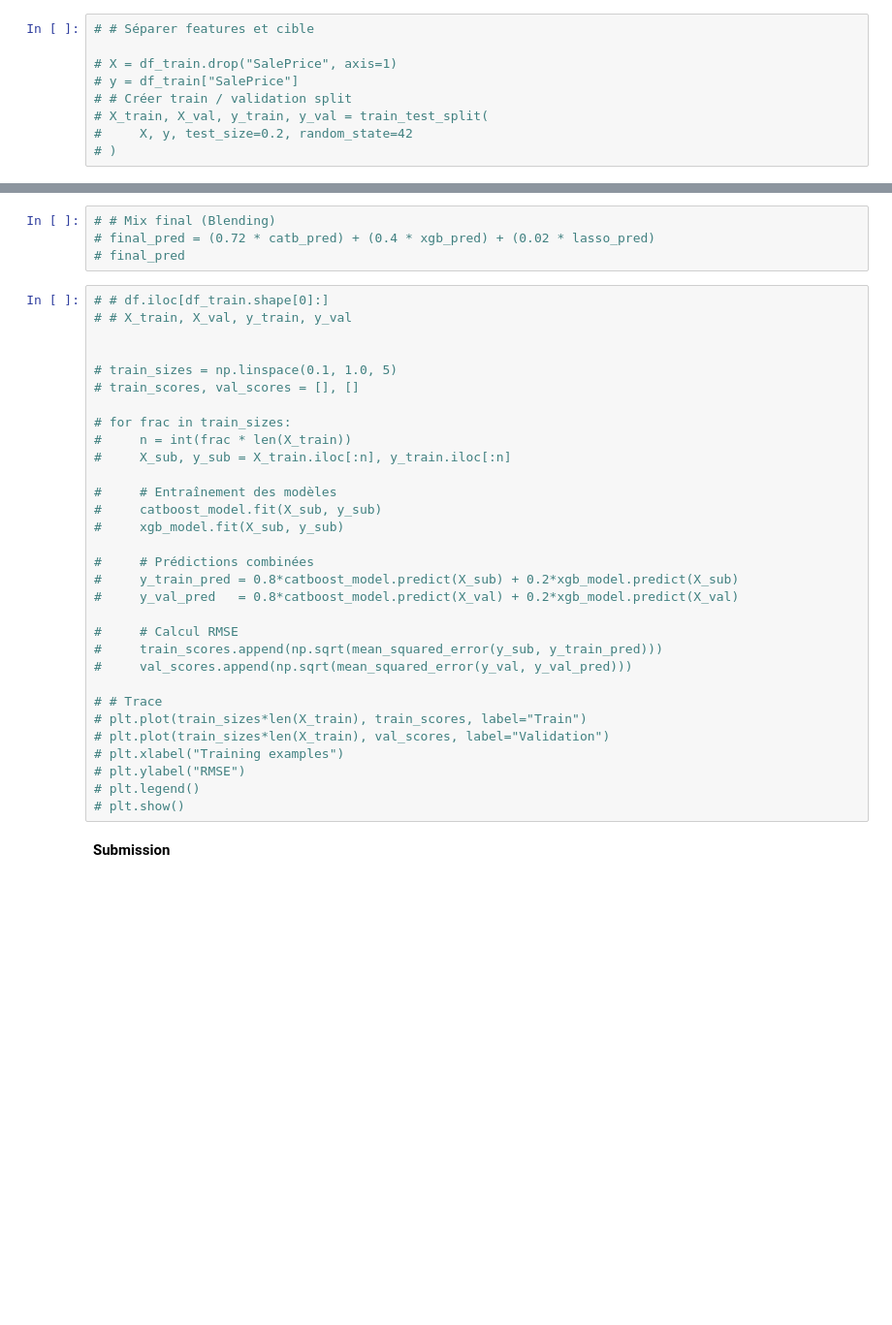
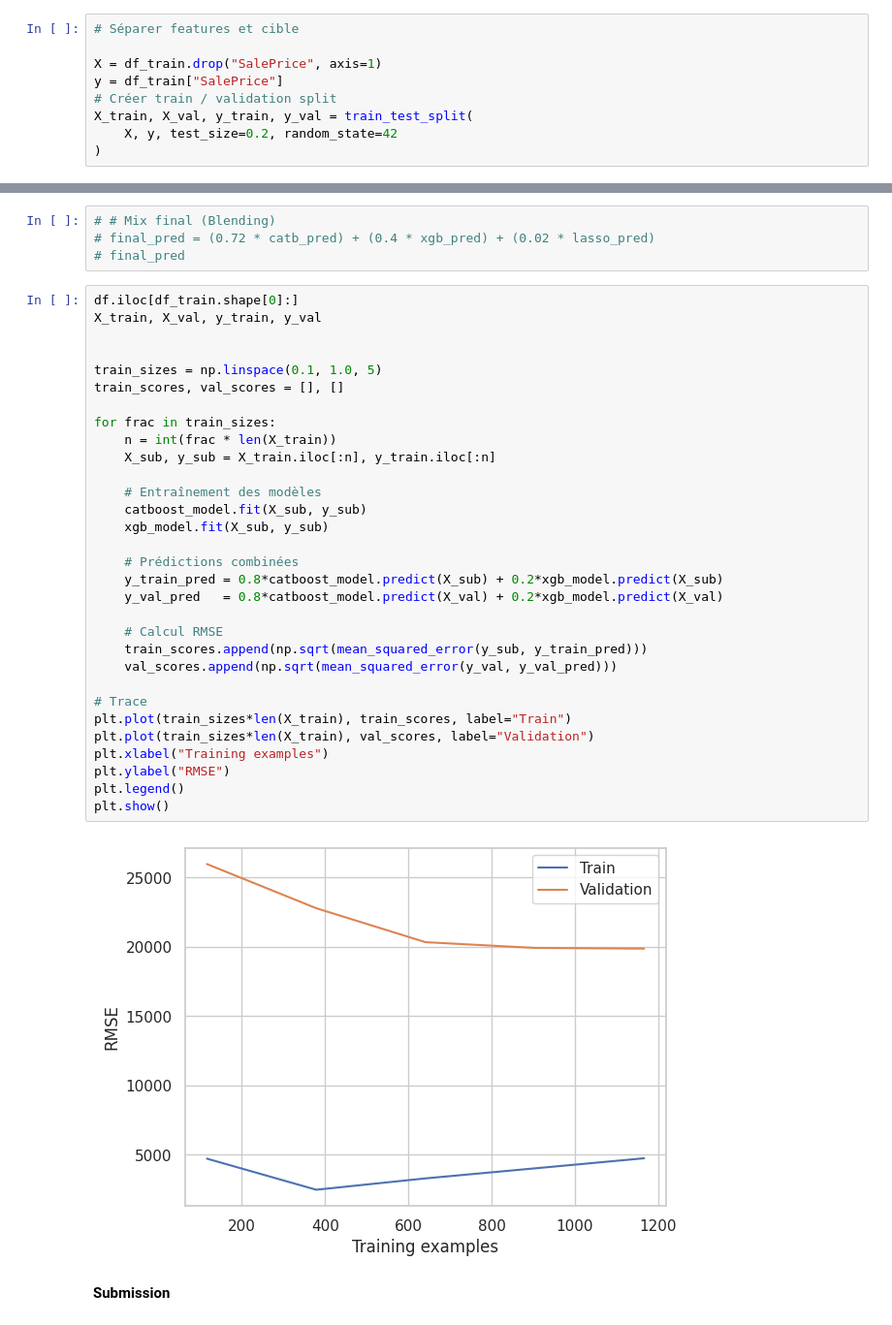
Before and after one commit to mhsylla/kaggle_house_compet, a Jupyter notebook: index4.ipynb, the cells around one changed output, grey strips where cells are left out. Shown at 97% size. Cells and saved outputs as stored; diff of their text form; blank space fills up the shorter version.

```diff
--- a/index4.ipynb
+++ b/index4.ipynb
@@ -486,14 +486,14 @@ df_test
 | 2916 | 2919 | 4.110874 | 74.0 | 9.172431 | 4 | 4 | 4 | 2 | 7 | ... |
 1459 rows × 194 columns
 # %%
-# # Séparer features et cible
+# Séparer features et cible
 
-# X = df_train.drop("SalePrice", axis=1)
-# y = df_train["SalePrice"]
-# # Créer train / validation split
-# X_train, X_val, y_train, y_val = train_test_split(
-#     X, y, test_size=0.2, random_state=42
-# )
+X = df_train.drop("SalePrice", axis=1)
+y = df_train["SalePrice"]
+# Créer train / validation split
+X_train, X_val, y_train, y_val = train_test_split(
+    X, y, test_size=0.2, random_state=42
+)
 # %% [markdown]
 **Target Feature Encoding**
 # %%
@@ -784,36 +782,38 @@ array([115537.83492341, 165315.03774743, 185425.42568849, ...,
 # final_pred = (0.72 * catb_pred) + (0.4 * xgb_pred) + (0.02 * lasso_pred)
 # final_pred
 # %%
-# # df.iloc[df_train.shape[0]:]
-# # X_train, X_val, y_train, y_val
+df.iloc[df_train.shape[0]:]
+X_train, X_val, y_train, y_val
 
 
-# train_sizes = np.linspace(0.1, 1.0, 5)
-# train_scores, val_scores = [], []
+train_sizes = np.linspace(0.1, 1.0, 5)
+train_scores, val_scores = [], []
 
-# for frac in train_sizes:
-#     n = int(frac * len(X_train))
-#     X_sub, y_sub = X_train.iloc[:n], y_train.iloc[:n]
+for frac in train_sizes:
+    n = int(frac * len(X_train))
+    X_sub, y_sub = X_train.iloc[:n], y_train.iloc[:n]
 
-#     # Entraînement des modèles
-#     catboost_model.fit(X_sub, y_sub)
-#     xgb_model.fit(X_sub, y_sub)
+    # Entraînement des modèles
+    catboost_model.fit(X_sub, y_sub)
+    xgb_model.fit(X_sub, y_sub)
 
-#     # Prédictions combinées
-#     y_train_pred = 0.8*catboost_model.predict(X_sub) + 0.2*xgb_model.predict(X_sub)
-#     y_val_pred   = 0.8*catboost_model.predict(X_val) + 0.2*xgb_model.predict(X_val)
+    # Prédictions combinées
+    y_train_pred = 0.8*catboost_model.predict(X_sub) + 0.2*xgb_model.predict(X_sub)
+    y_val_pred   = 0.8*catboost_model.predict(X_val) + 0.2*xgb_model.predict(X_val)
 
-#     # Calcul RMSE
-#     train_scores.append(np.sqrt(mean_squared_error(y_sub, y_train_pred)))
-#     val_scores.append(np.sqrt(mean_squared_error(y_val, y_val_pred)))
+    # Calcul RMSE
+    train_scores.append(np.sqrt(mean_squared_error(y_sub, y_train_pred)))
+    val_scores.append(np.sqrt(mean_squared_error(y_val, y_val_pred)))
 
-# # Trace
-# plt.plot(train_sizes*len(X_train), train_scores, label="Train")
-# plt.plot(train_sizes*len(X_train), val_scores, label="Validation")
-# plt.xlabel("Training examples")
-# plt.ylabel("RMSE")
-# plt.legend()
-# plt.show()
+# Trace
+plt.plot(train_sizes*len(X_train), train_scores, label="Train")
+plt.plot(train_sizes*len(X_train), val_scores, label="Validation")
+plt.xlabel("Training examples")
+plt.ylabel("RMSE")
+plt.legend()
+plt.show()
+# %% [output]
+[figure, added]
 # %% [markdown]
 **Submission**
 # %%
```
Also changed, not shown: parts of 3 cells of this notebook, 3 other files.
